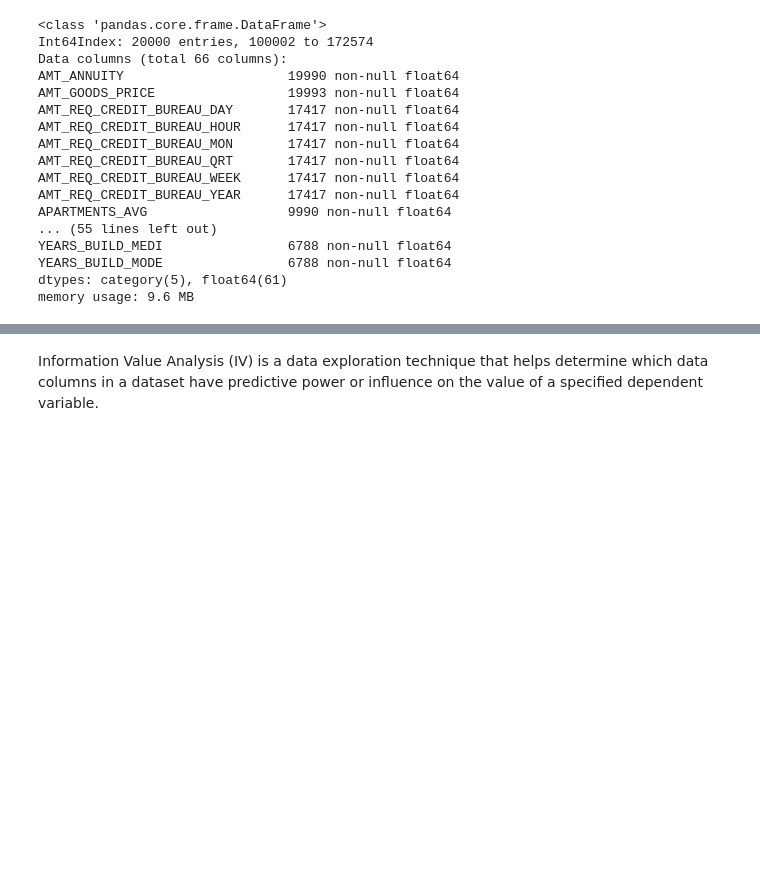
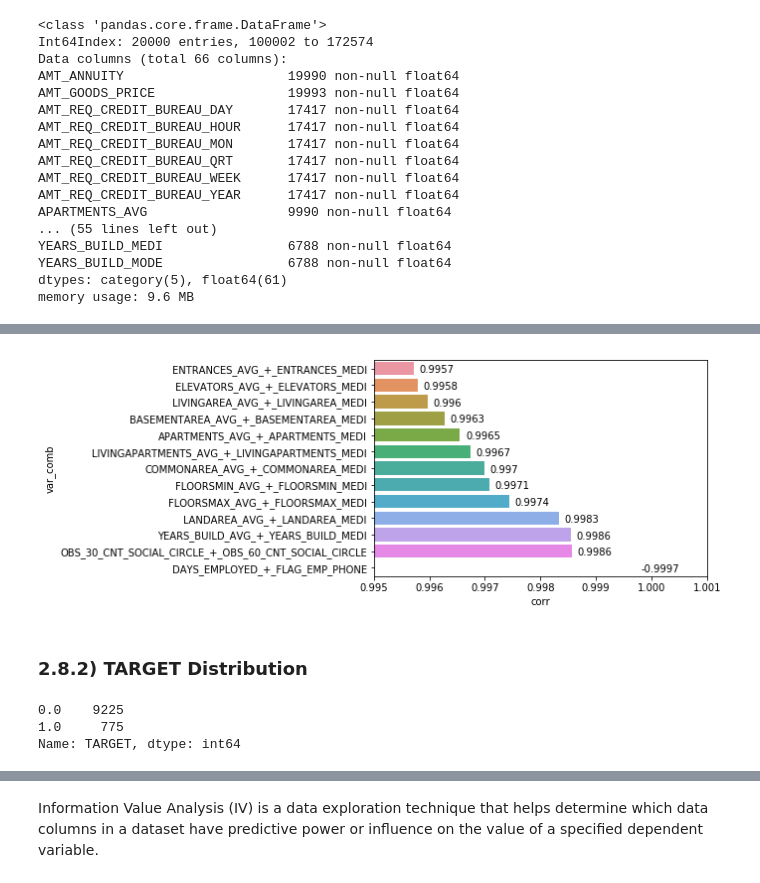
Before and after one commit to milesin3d/HomeCreditDefaultRisk, a Jupyter notebook: HomeCreditDefaultRisk.ipynb, the cells around one changed output, grey strips where cells are left out. Cells and saved outputs as stored; diff of their text form; code cells hidden in the pictures; blank space fills up the shorter version.

```diff
--- a/HomeCreditDefaultRisk.ipynb
+++ b/HomeCreditDefaultRisk.ipynb
@@ -1631,0 +2015,21 @@ X_train, X_test, y_train, y_test = train_test_split(X, y, test_size=0.3, random_
+# %%
+corr_filter = pd.DataFrame(corr.stack()) # convert columns names into row values
+corr_filter.reset_index(inplace=True) # convert the multi index into new cols
+corr_filter.columns = ['var_1', 'var_2', 'corr'] # set column names
+
+corr_filter['var_min'] = np.minimum(corr_filter['var_1'], corr_filter['var_2'])
+corr_filter['var_max'] = np.maximum(corr_filter['var_1'], corr_filter['var_2'])
+corr_filter['var_comb'] = corr_filter['var_min'] + '_+_' + corr_filter['var_max']
+corr_filter = corr_filter.drop_duplicates('var_comb')
+corr_filter = corr_filter[['var_comb','var_1', 'var_2', 'corr']]
+
+corr_filter = corr_filter[corr_filter['var_1'] != corr_filter['var_2']] # remove a:a correlation
+filt = 0.995 # set filter min for correlation value
+corr_filter = corr_filter[(corr_filter['corr']>filt)
+                          | (corr_filter['corr']<-1*filt)] # apply filter
+
+corr_filter['corr_abs'] = corr_filter['corr'].abs()
+corr_filter = corr_filter.sort_values(by=['corr_abs'])
+corr_filter = corr_filter.drop('corr_abs', axis=1)
+
+corr_filter
@@ -1631,0 +2069,23 @@ X_train, X_test, y_train, y_test = train_test_split(X, y, test_size=0.3, random_
+# %%
+ax = sns.barplot(x='corr', y='var_comb', data=corr_final)
+
+count = 0
+for index, row in corr_final.iterrows():
+    ax.text(abs(row['corr'])+.0001, count+0.25,
+        round(row['corr'],4),
+        ha='left',
+        fontsize=10)
+    count += 1
+
+_ = plt.xlim([0.995,1.001])
+# %% [output]
+[figure, added]
+# %% [markdown]
+### 2.8.2) TARGET Distribution
+# %%
+target_0, target_1 = df_comb['TARGET'].value_counts()
+df_comb['TARGET'].value_counts()
+# %% [output]
+0.0    9225
+1.0     775
+Name: TARGET, dtype: int64
```
Also changed, not shown: parts of 207 cells of this notebook.
